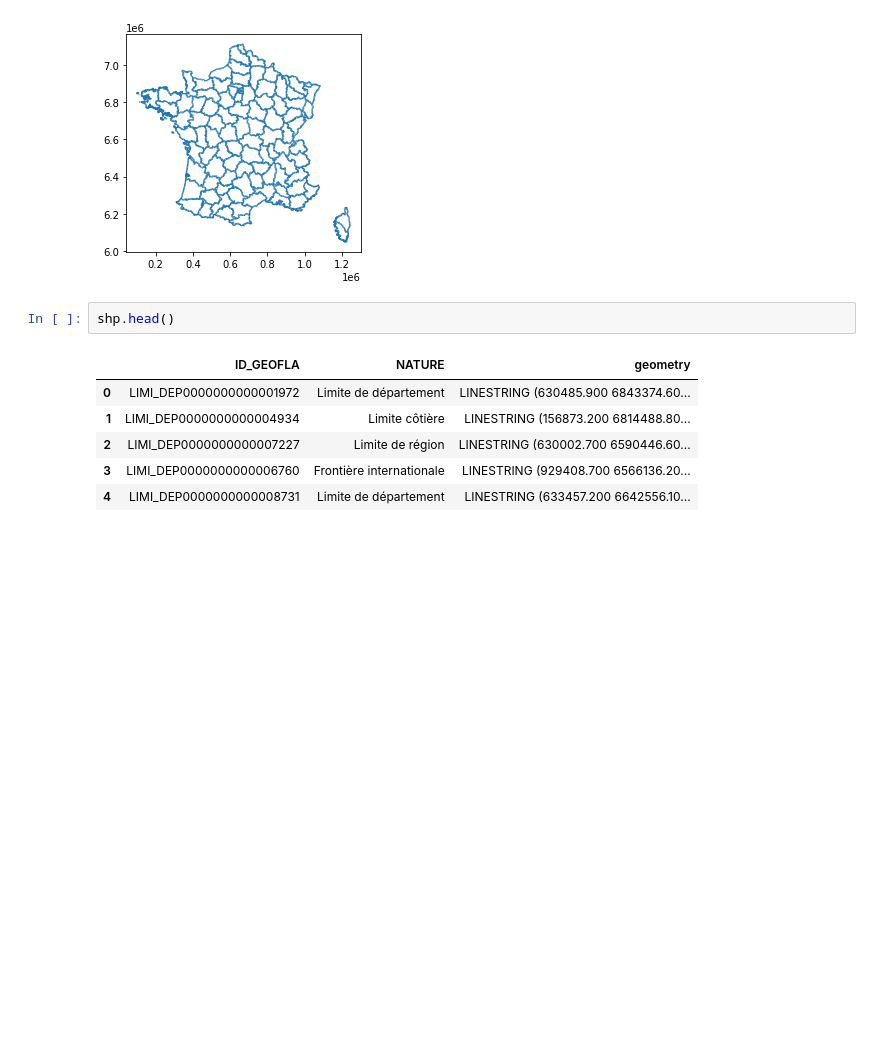
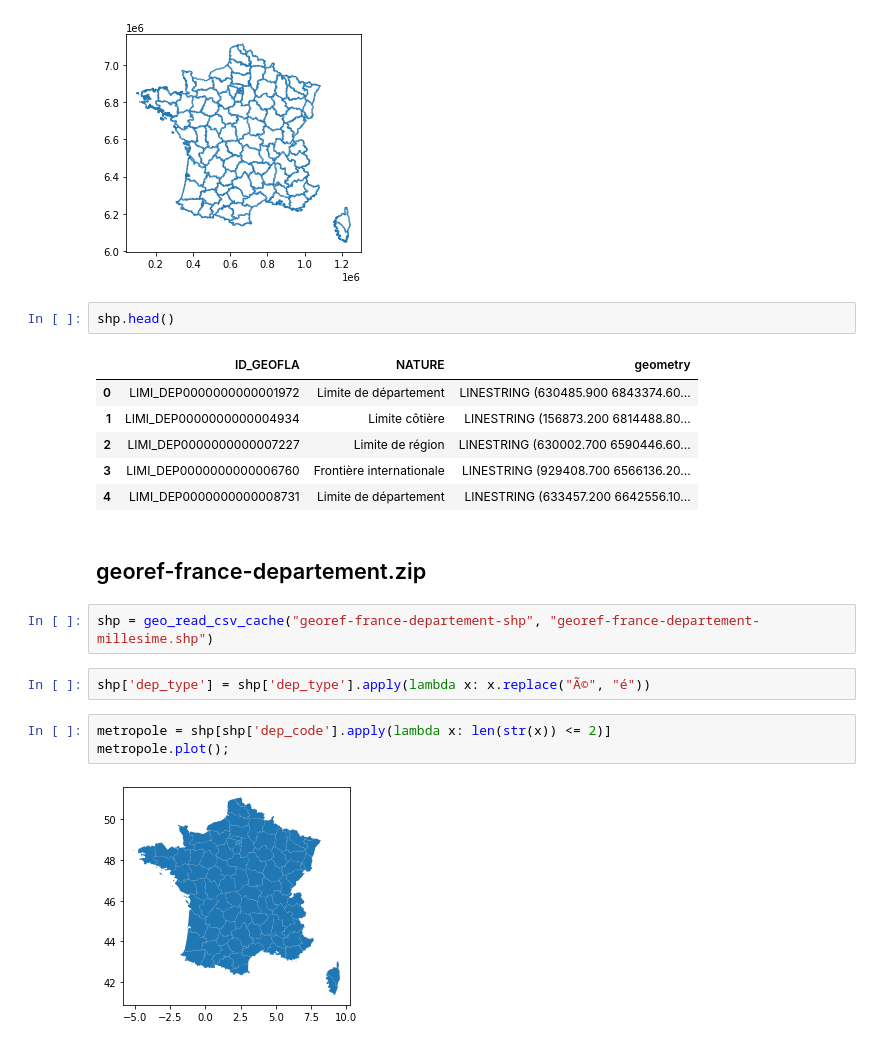
Before and after one commit to sdpython/teachdata, a Jupyter notebook: shapefiles/france_departements/try_shapefiles.ipynb, the cells around one changed output. Drawn from its saved outputs; the diff is of its cells as text; blank space fills up the shorter version.

Commit message:
add new france departements

```diff
--- a/shapefiles/france_departements/try_shapefiles.ipynb
+++ b/shapefiles/france_departements/try_shapefiles.ipynb
@@ -87,3 +87,14 @@ shp.head()
 | 2 | LIMI_DEP0000000000007227 | Limite de région | LINESTRING (630002.700 6590446.60... |
 | 3 | LIMI_DEP0000000000006760 | Frontière internationale | LINESTRING (929408.700 6566136.20... |
 | 4 | LIMI_DEP0000000000008731 | Limite de département | LINESTRING (633457.200 6642556.10... |
+# %% [markdown]
+## georef-france-departement.zip
+# %%
+shp = geo_read_csv_cache("georef-france-departement-shp", "georef-france-departement-millesime.shp")
+# %%
+shp['dep_type'] = shp['dep_type'].apply(lambda x: x.replace("Ã©", "é"))
+# %%
+metropole = shp[shp['dep_code'].apply(lambda x: len(str(x)) <= 2)]
+metropole.plot();
+# %% [output]
+[figure, added]
```
Also changed, not shown: parts of 4 cells of this notebook, 2 other files.
